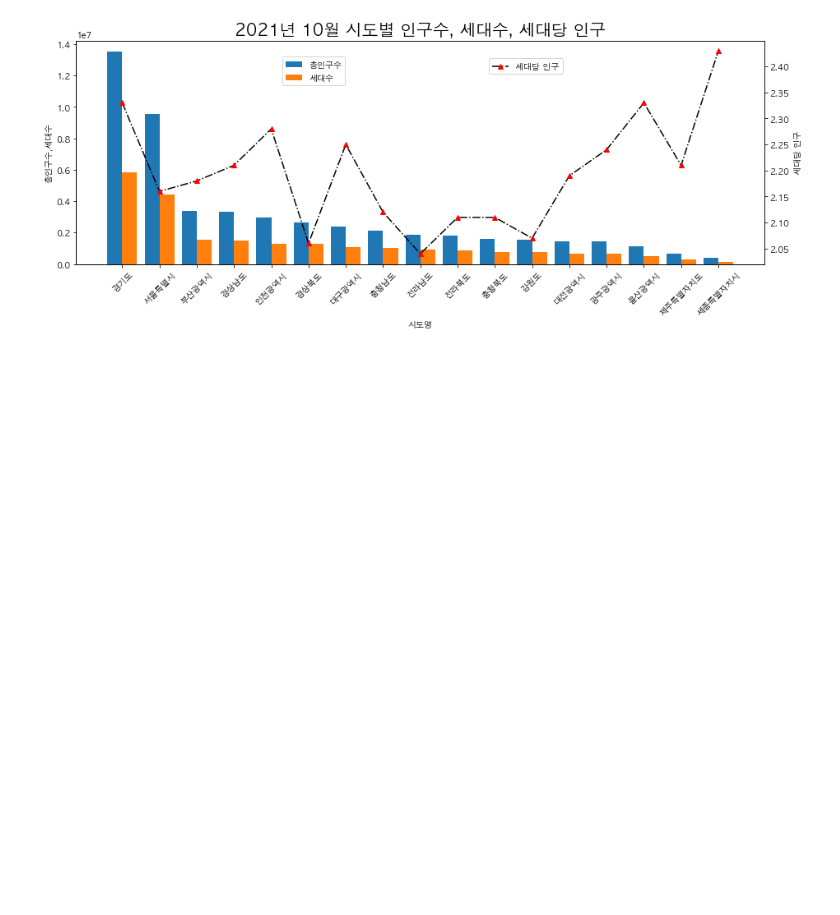
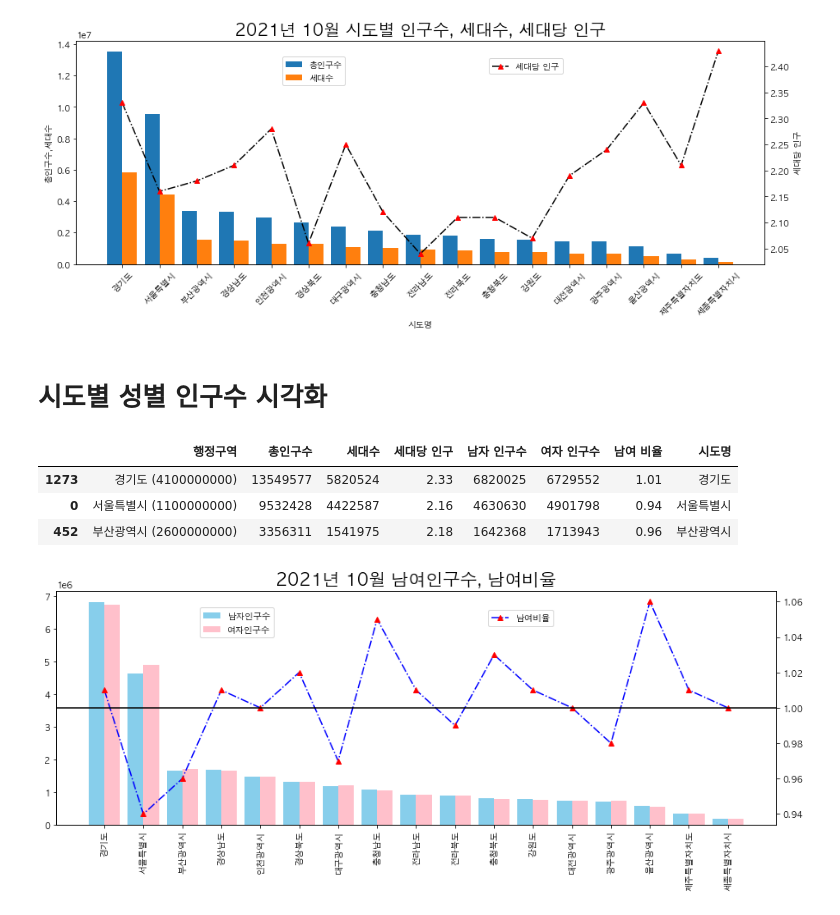
Before and after one commit to limetree-indigo/python-visualization, a Jupyter notebook: 11 지역별 인구구조 시각화/11 지역별 인구구조 시각화.ipynb, the cells around one changed output. Cells and saved outputs as stored; diff of their text form; code cells hidden in the pictures; blank space fills up the shorter version.

```diff
--- a/11 지역별 인구구조 시각화/11 지역별 인구구조 시각화.ipynb
+++ b/11 지역별 인구구조 시각화/11 지역별 인구구조 시각화.ipynb
@@ -206,3 +206,28 @@ ax2.set_title('2021년 10월 시도별 인구수, 세대수, 세대당 인구',
 plt.show()
 # %% [output]
 [figure]
+# %% [markdown]
+# 시도별 성별 인구수 시각화
+# %%
+df_sido.head(3)
+# %% [output]
+|  | 행정구역 | 총인구수 | 세대수 | 세대당 인구 | 남자 인구수 | 여자 인구수 | 남여 비율 | 시도명 |
+| 1273 | 경기도 (4100000000) | 13549577 | 5820524 | 2.33 | 6820025 | 6729552 | 1.01 | 경기도 |
+| 0 | 서울특별시 (1100000000) | 9532428 | 4422587 | 2.16 | 4630630 | 4901798 | 0.94 | 서울특별시 |
+| 452 | 부산광역시 (2600000000) | 3356311 | 1541975 | 2.18 | 1642368 | 1713943 | 0.96 | 부산광역시 |
+# %%
+fig, ax1 = plt.subplots()
+ax1.bar(df_sido['시도명'],df_sido['남자 인구수'],width=-0.4,align='edge',color='skyblue',label='남자인구수')
+ax1.bar(df_sido['시도명'],df_sido['여자 인구수'],width=0.4,align='edge',color='pink',label='여자인구수')
+ax1.legend(loc=(0.2,0.8))
+plt.xticks(rotation=90)
+
+ax2 = ax1.twinx()
+ax2.plot(df_sido['시도명'],df_sido['남여 비율'],'b^-.',mfc='r',mec='r',label='남여비율')
+ax2.legend(loc=(0.6,0.85))
+ax2.axhline(1,color='k')
+ax2.set_title('2021년 10월 남여인구수, 남여비율', size=20)
+
+plt.show()
+# %% [output]
+[figure, added]
```
Also changed, not shown: parts of 4 cells of this notebook.
